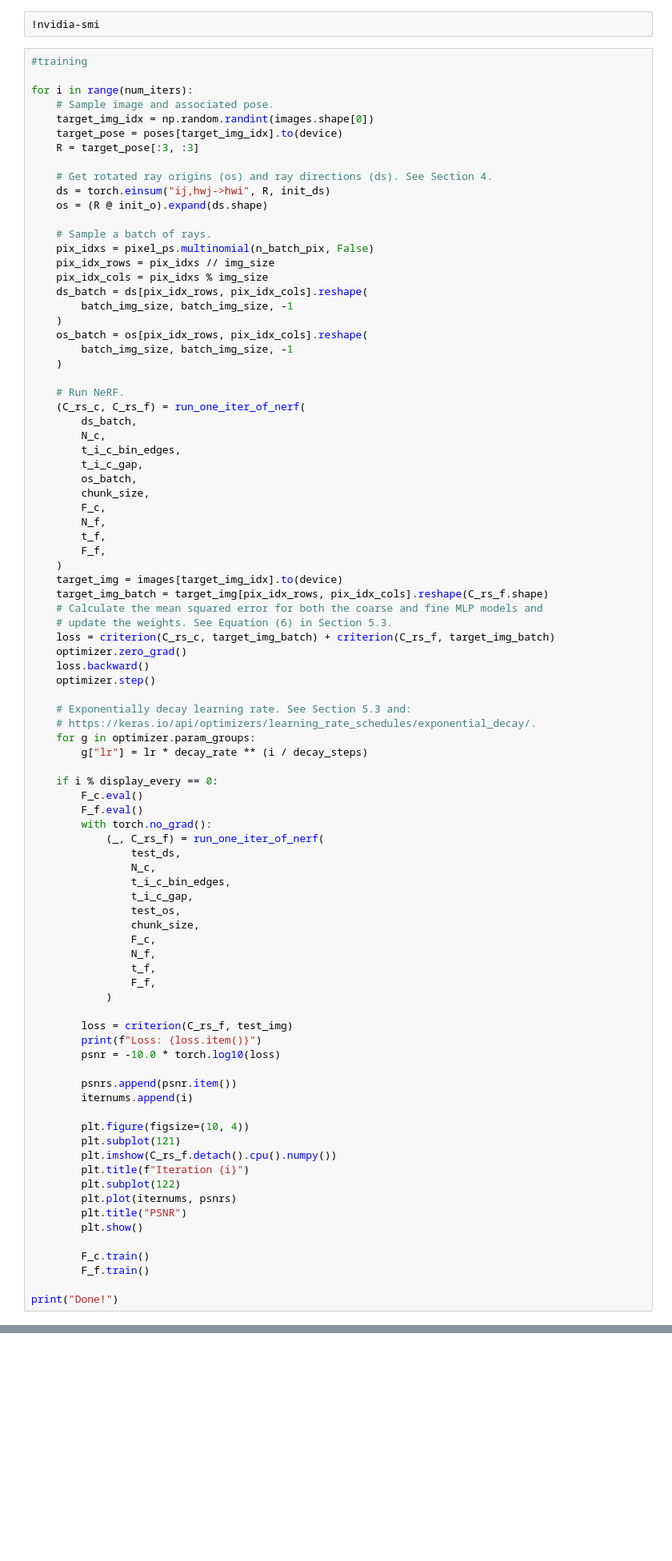
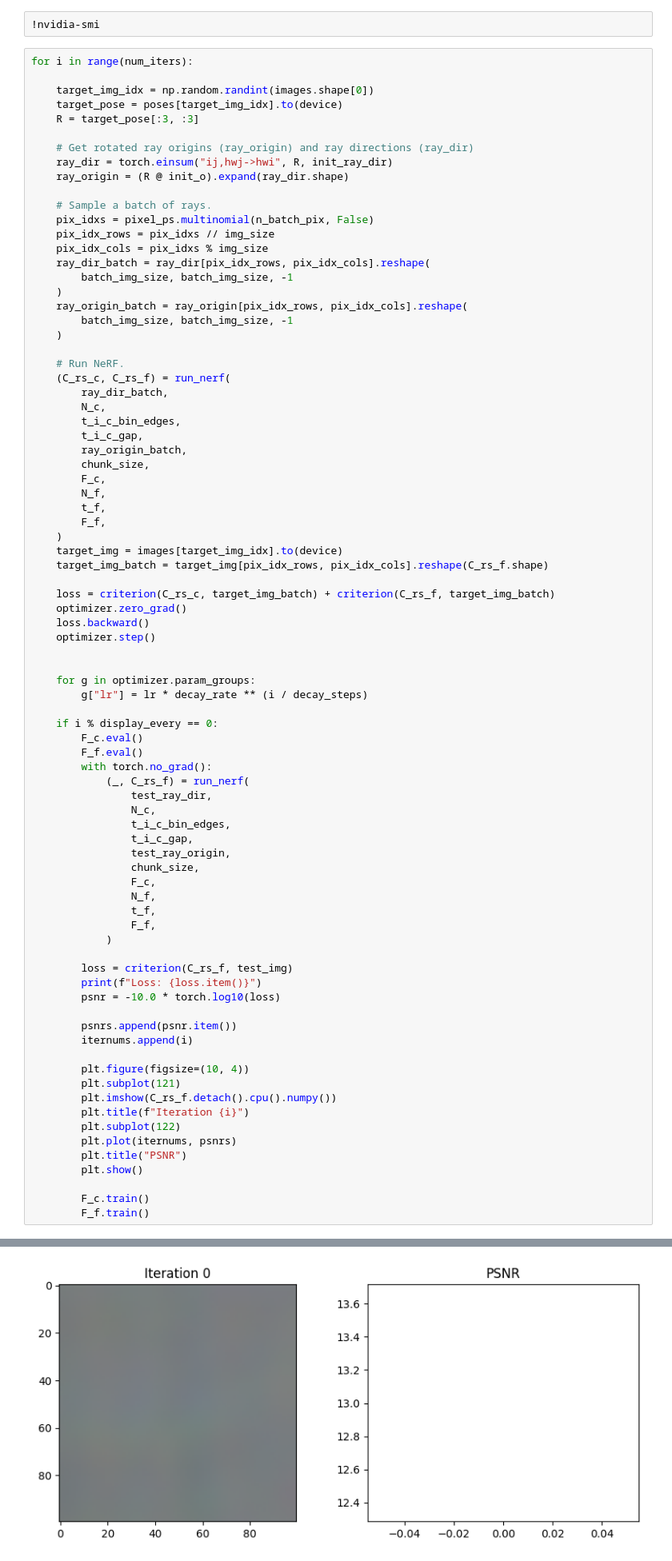
Before and after one commit to pseudodream/nerf_project, a Jupyter notebook: simple_nerf.ipynb, the cells around one changed output, grey strips where cells are left out. Shown: that part at 80% size. Saved outputs shown, nothing was run; the diff lists cells and outputs as text; blank space fills up the shorter version.

```diff
--- a/simple_nerf.ipynb
+++ b/simple_nerf.ipynb
@@ -288,36 +281,34 @@ F_f.train()
 # %%
 !nvidia-smi
 # %%
-#training
+for i in range(num_iters):
 
-for i in range(num_iters):
-    # Sample image and associated pose.
     target_img_idx = np.random.randint(images.shape[0])
     target_pose = poses[target_img_idx].to(device)
     R = target_pose[:3, :3]
 
-    # Get rotated ray origins (os) and ray directions (ds). See Section 4.
-    ds = torch.einsum("ij,hwj->hwi", R, init_ds)
-    os = (R @ init_o).expand(ds.shape)
+    # Get rotated ray origins (ray_origin) and ray directions (ray_dir)
+    ray_dir = torch.einsum("ij,hwj->hwi", R, init_ray_dir)
+    ray_origin = (R @ init_o).expand(ray_dir.shape)
 
     # Sample a batch of rays.
     pix_idxs = pixel_ps.multinomial(n_batch_pix, False)
     pix_idx_rows = pix_idxs // img_size
     pix_idx_cols = pix_idxs % img_size
-    ds_batch = ds[pix_idx_rows, pix_idx_cols].reshape(
+    ray_dir_batch = ray_dir[pix_idx_rows, pix_idx_cols].reshape(
         batch_img_size, batch_img_size, -1
     )
-    os_batch = os[pix_idx_rows, pix_idx_cols].reshape(
+    ray_origin_batch = ray_origin[pix_idx_rows, pix_idx_cols].reshape(
         batch_img_size, batch_img_size, -1
     )
 
     # Run NeRF.
-    (C_rs_c, C_rs_f) = run_one_iter_of_nerf(
-        ds_batch,
+    (C_rs_c, C_rs_f) = run_nerf(
+        ray_dir_batch,
         N_c,
         t_i_c_bin_edges,
         t_i_c_gap,
-        os_batch,
+        ray_origin_batch,
         chunk_size,
         F_c,
         N_f,
@@ -326,15 +317,13 @@ for i in range(num_iters):
     )
     target_img = images[target_img_idx].to(device)
     target_img_batch = target_img[pix_idx_rows, pix_idx_cols].reshape(C_rs_f.shape)
-    # Calculate the mean squared error for both the coarse and fine MLP models and
-    # update the weights. See Equation (6) in Section 5.3.
+
     loss = criterion(C_rs_c, target_img_batch) + criterion(C_rs_f, target_img_batch)
     optimizer.zero_grad()
     loss.backward()
     optimizer.step()
 
-    # Exponentially decay learning rate. See Section 5.3 and:
-    # https://keras.io/api/optimizers/learning_rate_schedules/exponential_decay/.
+
     for g in optimizer.param_groups:
         g["lr"] = lr * decay_rate ** (i / decay_steps)
 
@@ -342,12 +331,12 @@ for i in range(num_iters):
         F_c.eval()
         F_f.eval()
         with torch.no_grad():
-            (_, C_rs_f) = run_one_iter_of_nerf(
-                test_ds,
+            (_, C_rs_f) = run_nerf(
+                test_ray_dir,
                 N_c,
                 t_i_c_bin_edges,
                 t_i_c_gap,
-                test_os,
+                test_ray_origin,
                 chunk_size,
                 F_c,
                 N_f,
@@ -373,5 +362,4 @@ for i in range(num_iters):
 
         F_c.train()
         F_f.train()
-
-print("Done!")
+# %% [output]
@@ -377,0 +367 @@ print("Done!")
+[figure, added]
```
Also changed, not shown: parts of 5 cells of this notebook, 1 other file.
